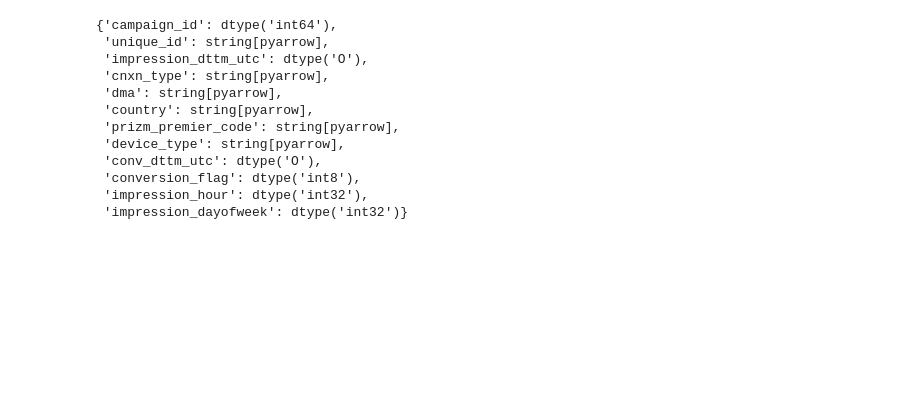
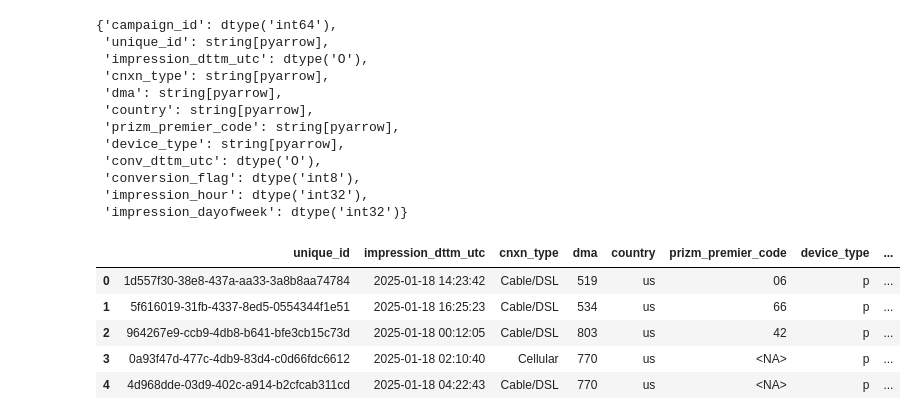
Before and after one commit to paramkpr/AuctioNN, a Jupyter notebook: notebooks/dev.ipynb, the cells around one changed output. Saved outputs shown, nothing was run; the diff lists cells and outputs as text; code cells hidden in the pictures; blank space fills up the shorter version.

```diff
--- a/notebooks/dev.ipynb
+++ b/notebooks/dev.ipynb
@@ -364,3 +365,14 @@ c.head()
  'conversion_flag': dtype('int8'),
  'impression_hour': dtype('int32'),
  'impression_dayofweek': dtype('int32')}
+# %%
+from dask import dataframe as dd
+cleaned_df = dd.read_parquet("./data/cleaned/train/", engine="pyarrow")
+display(cleaned_df.head())
+# %% [output]
+|  | unique_id | impression_dttm_utc | cnxn_type | dma | country | prizm_premier_code | device_type | ... |
+| 0 | 1d557f30-38e8-437a-aa33-3a8b8aa74784 | 2025-01-18 14:23:42 | Cable/DSL | 519 | us | 06 | p | ... |
+| 1 | 5f616019-31fb-4337-8ed5-0554344f1e51 | 2025-01-18 16:25:23 | Cable/DSL | 534 | us | 66 | p | ... |
+| 2 | 964267e9-ccb9-4db8-b641-bfe3cb15c73d | 2025-01-18 00:12:05 | Cable/DSL | 803 | us | 42 | p | ... |
+| 3 | 0a93f47d-477c-4db9-83d4-c0d66fdc6612 | 2025-01-18 02:10:40 | Cellular | 770 | us | <NA> | p | ... |
+| 4 | 4d968dde-03d9-402c-a914-b2cfcab311cd | 2025-01-18 04:22:43 | Cable/DSL | 770 | us | <NA> | p | ... |
```
Also changed, not shown: parts of 3 cells of this notebook, 1 other file.
